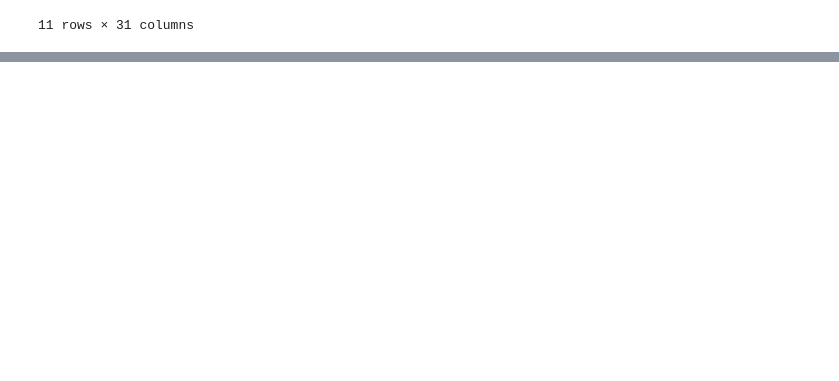
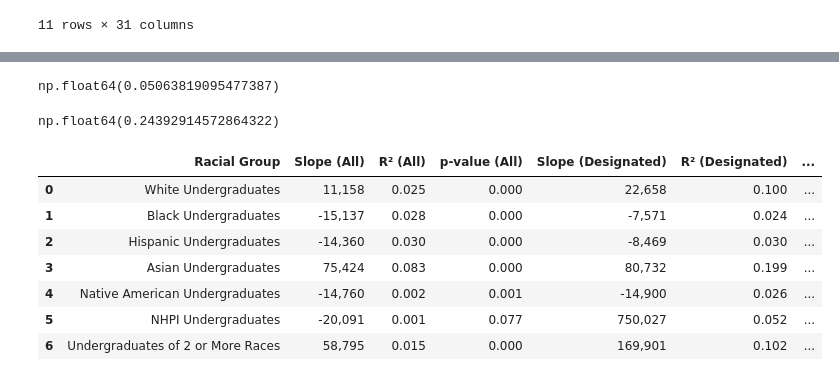
Before and after one commit to davidgarmal/comm3180_S26_G3_Data_Project, a Jupyter notebook: data_analysis/glynn_provisional_analysis.ipynb, the cells around one changed output, grey strips where cells are left out. Cells and saved outputs as stored; diff of their text form; code cells hidden in the pictures; blank space fills up the shorter version.

```diff
--- a/data_analysis/glynn_provisional_analysis.ipynb
+++ b/data_analysis/glynn_provisional_analysis.ipynb
@@ -124,0 +279,8 @@ dat[dat['md_earn_wne_4yr']>=140000]
+# %%
+dat_designated['ugds_asian'].mean()
+# %% [output]
+np.float64(0.05063819095477387)
+# %%
+dat_designated['ugds_white'].mean()
+# %% [output]
+np.float64(0.24392914572864322)
@@ -124,0 +304,30 @@ dat[dat['md_earn_wne_4yr']>=140000]
+# %%
+#asked claude to help me make a summary table to put all the regression results in one place so it was easier to read:
+results = []
+
+for col in race_cols:
+    model_all = smf.ols(f'md_earn_wne_4yr ~ {col}', data=dat).fit()
+    model_des = smf.ols(f'md_earn_wne_4yr ~ {col}', data=dat_designated).fit()
+
+    results.append({
+        'Racial Group':    col,
+        'Slope (All)':     f"{model_all.params[col]:,.0f}",
+        'R² (All)':        f"{model_all.rsquared:.3f}",
+        'p-value (All)':   f"{model_all.pvalues[col]:.3f}",
+        'Slope (Designated)': f"{model_des.params[col]:,.0f}",
+        'R² (Designated)':    f"{model_des.rsquared:.3f}",
+        'p-value (Designated)': f"{model_des.pvalues[col]:.3f}",
+    })
+
+summary = pd.DataFrame(results)
+summary['Racial Group'] = race_col_names  # swap in your readable names
+summary
+# %% [output]
+|  | Racial Group | Slope (All) | R² (All) | p-value (All) | Slope (Designated) | R² (Designated) | ... |
+| 0 | White Undergraduates | 11,158 | 0.025 | 0.000 | 22,658 | 0.100 | ... |
+| 1 | Black Undergraduates | -15,137 | 0.028 | 0.000 | -7,571 | 0.024 | ... |
+| 2 | Hispanic Undergraduates | -14,360 | 0.030 | 0.000 | -8,469 | 0.030 | ... |
+| 3 | Asian Undergraduates | 75,424 | 0.083 | 0.000 | 80,732 | 0.199 | ... |
+| 4 | Native American Undergraduates | -14,760 | 0.002 | 0.001 | -14,900 | 0.026 | ... |
+| 5 | NHPI Undergraduates | -20,091 | 0.001 | 0.077 | 750,027 | 0.052 | ... |
+| 6 | Undergraduates of 2 or More Races | 58,795 | 0.015 | 0.000 | 169,901 | 0.102 | ... |
```
Also changed, not shown: parts of 28 cells of this notebook, 4 other files.
